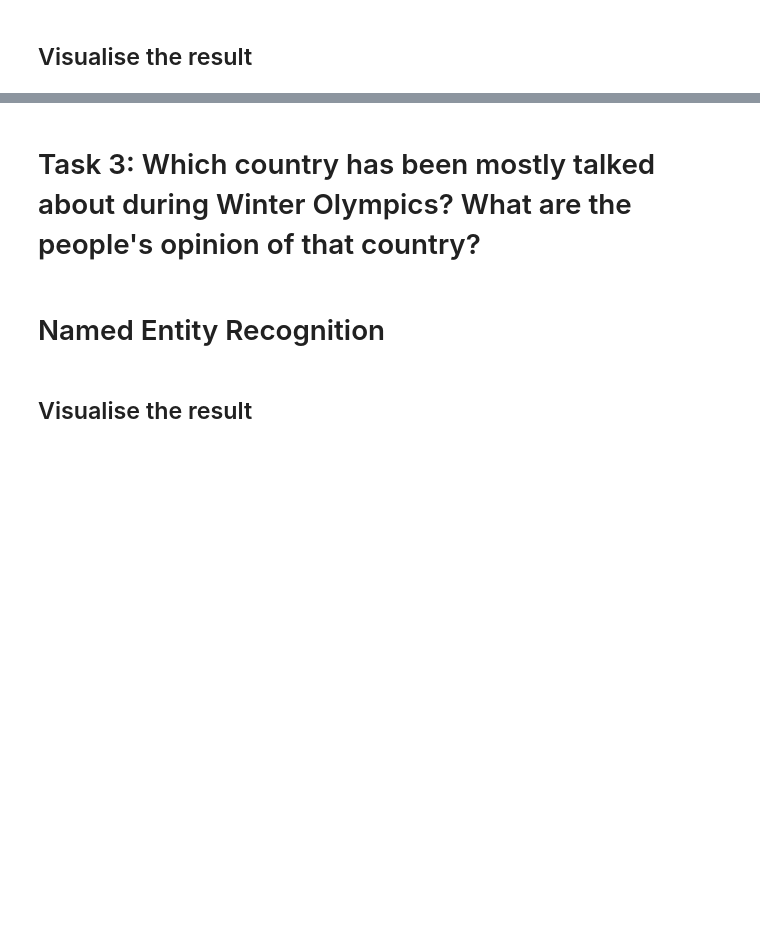
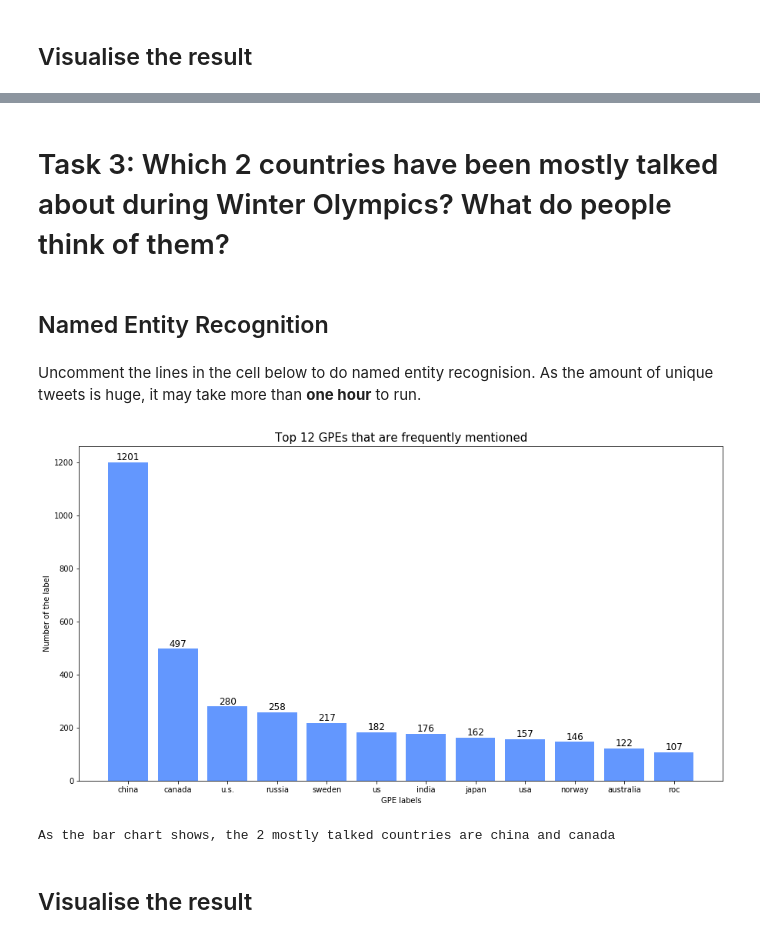
Before and after one commit to Zhayu517/SMA-Text-Mining, a Jupyter notebook: CW2.ipynb, the cells around one changed output, grey strips where cells are left out. Saved outputs shown, nothing was run; the diff lists cells and outputs as text; code cells hidden in the pictures; blank space fills up the shorter version.

```diff
--- a/CW2.ipynb
+++ b/CW2.ipynb
@@ -368,39 +380,51 @@ plt.show()
 # %% [markdown]
-# Task 3: Which country has been mostly talked about during Winter Olympics? What are the people's opinion of that country?
+# Task 3: Which 2 countries have been mostly talked about during Winter Olympics? What do people think of them?
 # %% [markdown]
-# Named Entity Recognition
+## Named Entity Recognition
 # %%
 nlp = spacy.load('en_core_web_trf') # Transformer based pre-trained model 438 MB
+# %% [markdown]
+Uncomment the lines in the cell below to do named entity recognision.
+As the amount of unique tweets is huge, it may take more than __one hour__ to run.
 # %%
 countries = {}
 stop_words = ['beijing2022', 'beijing']
-
-for tweet_text in unique_tweets:
+pbar = tqdm("progess(for loop)", total = len(unique_tweets_all))
+for tweet_text in unique_tweets_all:
     doc = nlp(tweet_text)
-#     print(tweet_text)
+    pbar.update(1)
     for ne in doc.ents:
-#         if ne.label_ == 'GPE' or ne.label_ == 'LOC':
-#         print(ne.label_)
         if ne.label_ == 'GPE':
             tweet = tweet_text[ne.start_char:ne.end_char]
             if tweet not in stop_words and tweet not in countries.keys():
                 countries[tweet] = 1
             elif tweet not in stop_words:
                 countries[tweet] += 1
+# %%
+with open('countries.pkl', 'wb') as f:
+    pickle.dump(countries, f)
+
+with open('countries.pkl', 'rb') as f:
+    countries = pickle.load(f)
 # %%
 countries = {k: v for k, v in sorted(countries.items(), key=lambda item: item[1], reverse=True)}
-names = list(countries.keys())[0:10]
-values = list(countries.values())[0:10]
-plt.figure(figsize=(12,6))
-plt.ylabel('Times of mention')
+names = list(countries.keys())[0:12]
+values = list(countries.values())[0:12]
+plt.figure(figsize=(15,8))
+plt.ylabel('Number of the label')
 plt.xlabel('GPE labels')
-plt.title('Top 10 GPEs that are frequently mentioned', fontsize=15)
+plt.title('Top 12 GPEs that are frequently mentioned', fontsize=15)
 
-plt.bar(range(10), values, tick_label=names, color = '#FEAE65')
-for _x, _y in zip(np.arange(10), values):
+plt.bar(range(12), values, tick_label=names, color = '#6397FE')
+for _x, _y in zip(np.arange(12), values):
     plt.text(_x, _y, _y, ha='center', va='bottom', size=12, c='black')
 plt.show()
+# %% [output]
+[figure, added]
 # %%
 mostly_talked_country = list(countries.keys())[0]
-print("As the bar chart shows, the mostly talked country is", mostly_talked_country)
+second_talked_country = list(countries.keys())[1]
+print("As the bar chart shows, the 2 mostly talked countries are " + mostly_talked_country + " and " + second_talked_country)
+# %% [output]
+As the bar chart shows, the 2 mostly talked countries are china and canada
 # %%
```
Also changed, not shown: parts of 28 cells of this notebook, 5 other files.
